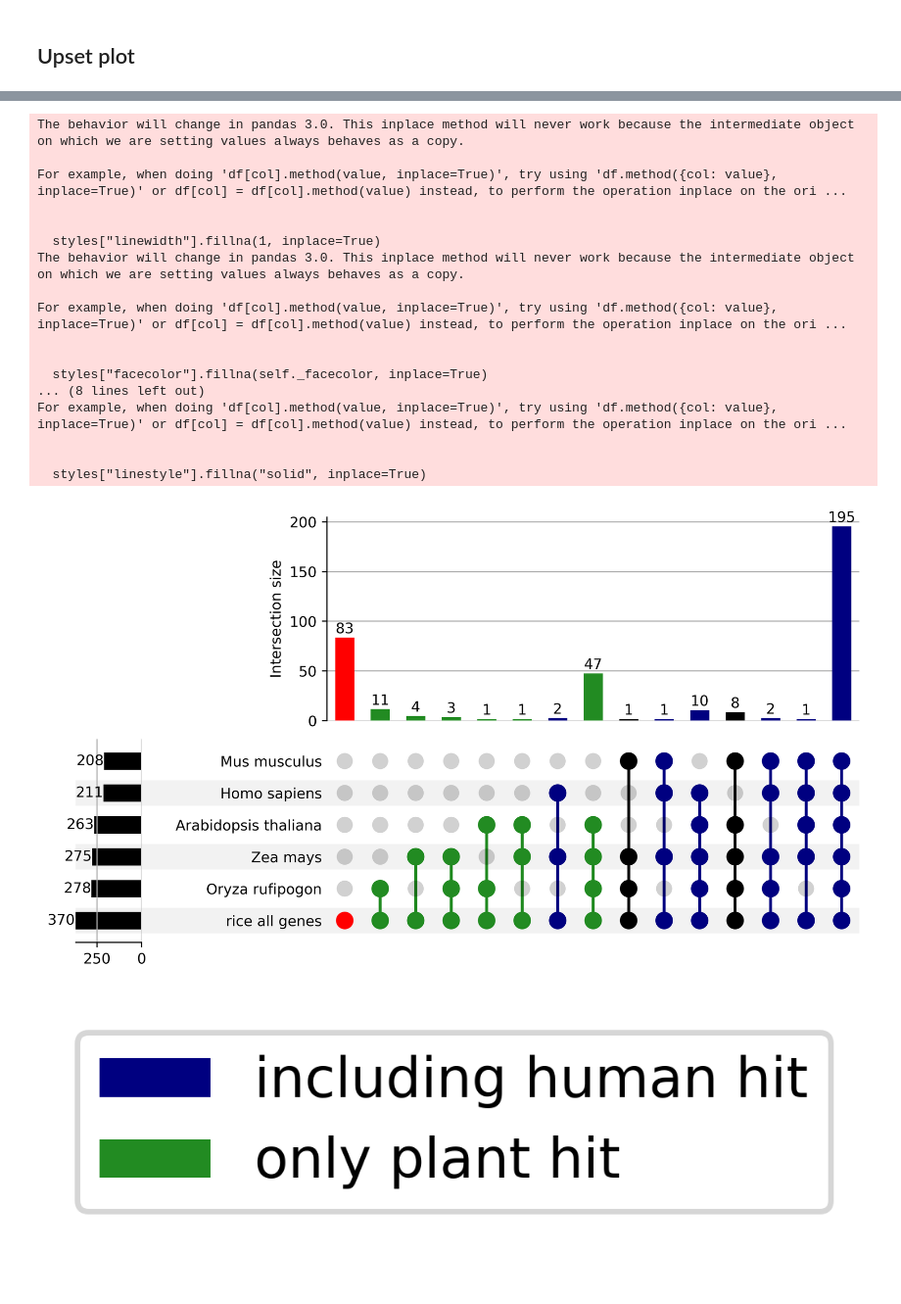
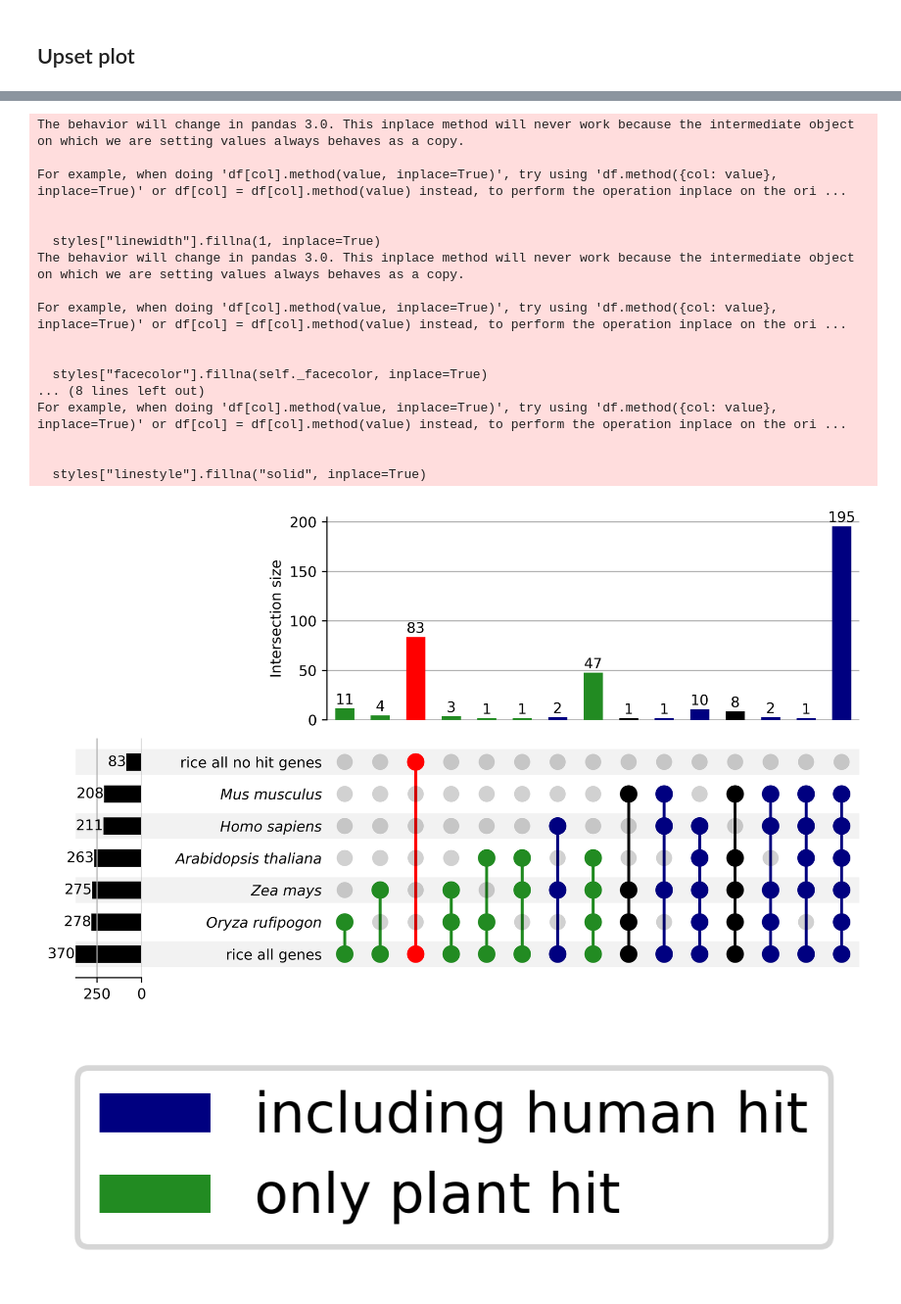
Before and after one commit to yonesora56/HS_rice_analysis, a Jupyter notebook: notebooks/12_foldseek_result_parse_1_down_tmalign.ipynb, the cells around one changed output, grey strips where cells are left out. Shown at 98% size. Cells and saved outputs as stored; diff of their text form; code cells hidden in the pictures.

```diff
--- a/notebooks/12_foldseek_result_parse_1_down_tmalign.ipynb
+++ b/notebooks/12_foldseek_result_parse_1_down_tmalign.ipynb
@@ -502,6 +551,7 @@ species_contents = {
     'Arabidopsis thaliana': hit_count_arabidopsis["From"].to_list(),
     'Zea mays': hit_count_count_maize["From"].to_list(),
     'Oryza rufipogon': hit_count_oryza_rufipogon["From"].to_list(),
+    'rice all no hit genes': all_no_hit["From"].unique().to_list(),
     'rice all genes': rice_idmapping["From"].unique().to_list(),
 }
 
@@ -542,35 +592,42 @@ upset_plot.style_subsets(present="Homo sapiens",
                          )
 
 upset_plot.style_subsets(absent=["Homo sapiens", "Mus musculus"],
                          facecolor="forestgreen"
                          )
 
 upset_plot.style_subsets(absent=["Homo sapiens", "Mus musculus", "Arabidopsis thaliana", "Zea mays", "Oryza rufipogon"],
                          facecolor="red"
                          )
 
 fig = plt.figure(figsize=(14, 8), dpi=500)
-upset_plot.plot(fig=fig)
+axes = upset_plot.plot(fig=fig)
+
+# Italicize binomial names; leave non-scientific labels upright
+non_scientific = {"rice all genes", "rice all no hit genes"}
+for tick in axes["matrix"].get_yticklabels():
+    if tick.get_text() not in non_scientific:
+        tick.set_fontstyle("italic")
+
 plt.show()
 # %% [output]
 The behavior will change in pandas 3.0. This inplace method will never work because the intermediate object on which we are setting values always behaves as a copy.
 
 For example, when doing 'df[col].method(value, inplace=True)', try using 'df.method({col: value}, inplace=True)' or df[col] = df[col].method(value) instead, to perform the operation inplace on the ori ...
 
 
   styles["linewidth"].fillna(1, inplace=True)
 The behavior will change in pandas 3.0. This inplace method will never work because the intermediate object on which we are setting values always behaves as a copy.
 
 For example, when doing 'df[col].method(value, inplace=True)', try using 'df.method({col: value}, inplace=True)' or df[col] = df[col].method(value) instead, to perform the operation inplace on the ori ...
 
 
   styles["facecolor"].fillna(self._facecolor, inplace=True)
 ... (8 lines left out)
 For example, when doing 'df[col].method(value, inplace=True)', try using 'df.method({col: value}, inplace=True)' or df[col] = df[col].method(value) instead, to perform the operation inplace on the ori ...
 
 
   styles["linestyle"].fillna("solid", inplace=True)
-[figure, old version]
+[figure, new version]
 # %%
 # Create legend independently
 legend_elements = [
```
Also changed, not shown: parts of 13 cells of this notebook, 15 other files.
